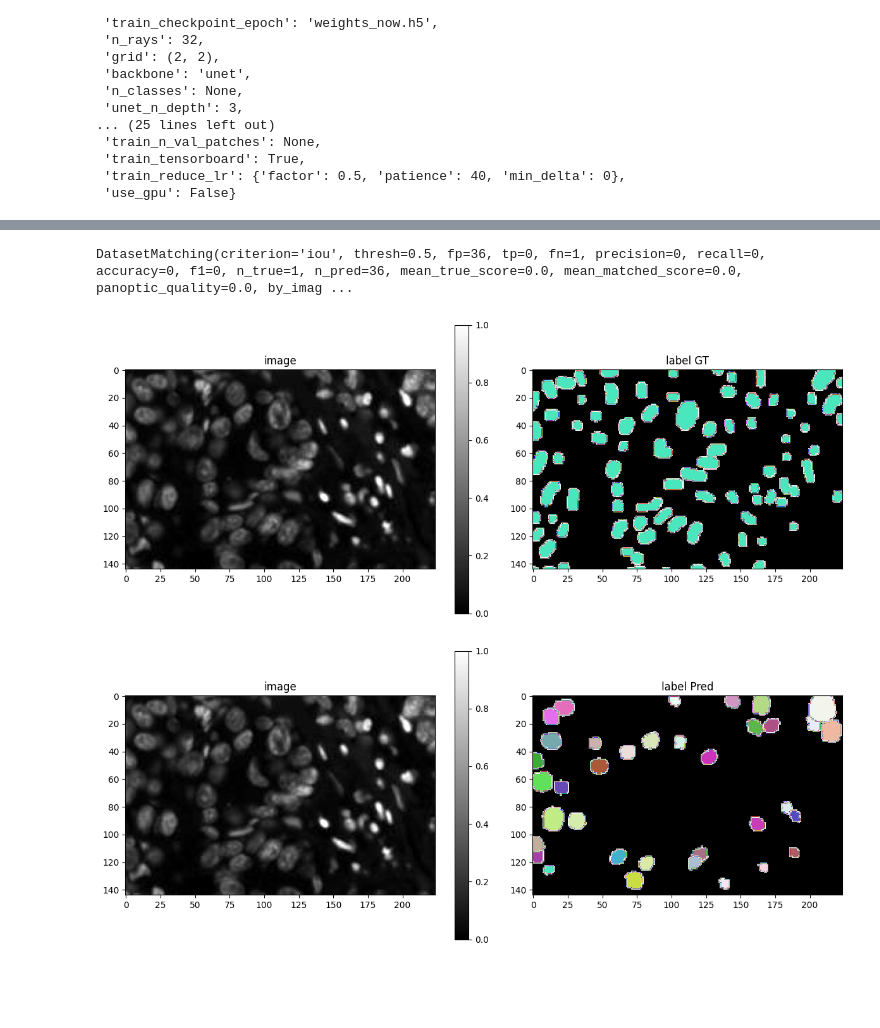
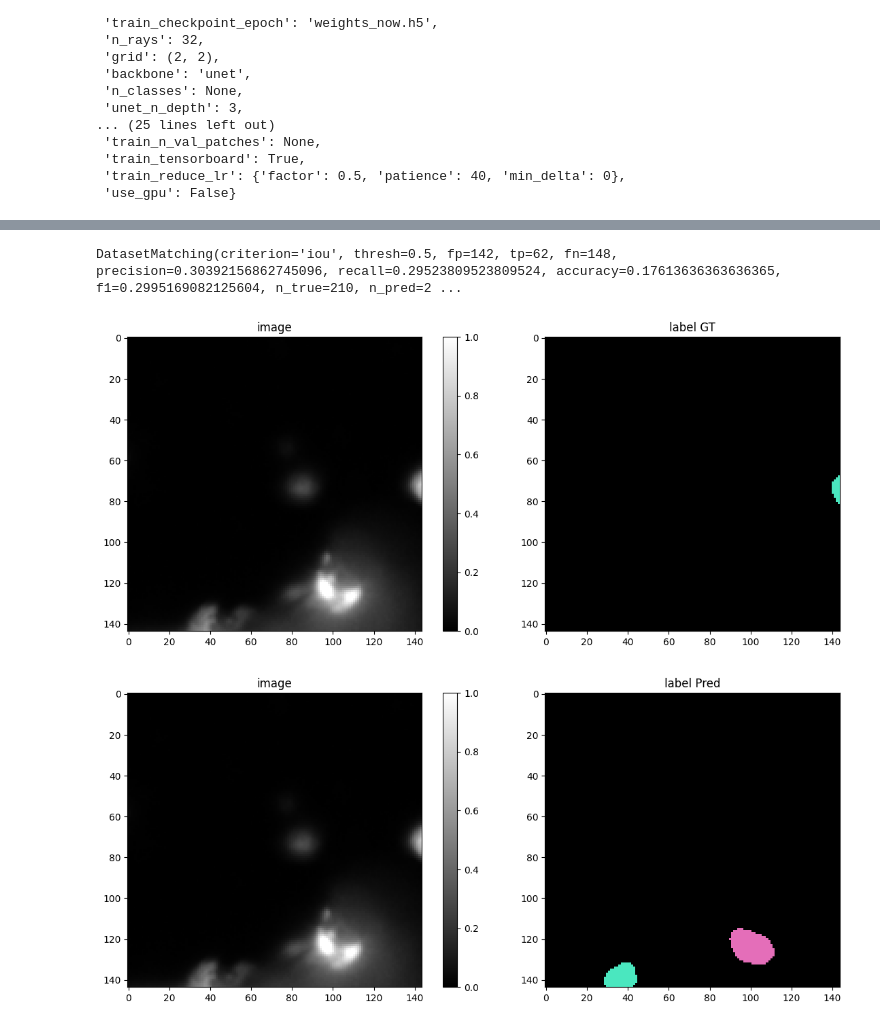
Before and after one commit to CS-433/ml-project-2-segmentedsouls, a Jupyter notebook: stardist_segm.ipynb, the cells around one changed output, grey strips where cells are left out. Saved outputs shown, nothing was run; the diff lists cells and outputs as text; code cells hidden in the pictures; blank space fills up the shorter version.

```diff
--- a/stardist_segm.ipynb
+++ b/stardist_segm.ipynb
@@ -151,10 +276,10 @@ def plot_img_label(img, lbl, img_title="image", lbl_title="label", **kwargs):
 
 
 i = min(9, len(X)-1)
-
+"""
 img, lbl = X[i], Y[i]
 assert img.ndim in (2,3)
 img = img if (img.ndim==2 or img.shape[-1]==3) else img[...,0]
 for index, x in enumerate(X):
-    plot_img_label(X[index], Y[index])
+    plot_img_label(X[index], Y[index])"""
 # %% [output]
@@ -242,0 +348,10 @@ Using default values: prob_thresh=0.5, nms_thresh=0.4.
+# %%
+conf = Config2D (
+    n_rays       = n_rays,
+    grid         = grid,
+    use_gpu      = True,
+    n_channel_in = n_channel,
+    train_patch_size = (144, 144),
+    train_learning_rate       = 0.003
+)
+conf
@@ -298,2 +653,2 @@ for _ in range(3):
 # %%
-model.train(X_trn, Y_trn, validation_data=(X_val,Y_val), epochs=10, steps_per_epoch=100)
+model.train(X_trn, Y_trn, validation_data=(X_val,Y_val), augmenter=augmenter, epochs=1000, steps_per_epoch=10)
@@ -343,14 +671,30 @@ Y_val_pred = [model.predict_instances(x, n_tiles=model._guess_n_tiles(x), show_t
+# %%
+#Predict on validation images
+model.optimize_thresholds(X_val, Y_val)
+X_val2 = list(X_val[0])
+Y_val_pred = [model.predict_instances(x, n_tiles=model._guess_n_tiles(x), show_tile_progress=False)[0]
+              for x in tqdm(X_val)]
+
+#PLot original labels and predcitions
+plot_img_label(X_val[2],Y_val[2], lbl_title="label GT")
+plot_img_label(X_val[2],Y_val_pred[2], lbl_title="label Pred")
+
+
+taus = [0.1, 0.2, 0.3, 0.4, 0.5, 0.6, 0.7, 0.8, 0.9]
+stats = [matching_dataset(Y_val[0], Y_val_pred[0], thresh=t, show_progress=False) for t in tqdm(taus)]
+
+stats[taus.index(0.5)]
 # %%
 #PLot original labels and predcitions
-plot_img_label(X_val[0],Y_val[0], lbl_title="label GT")
-plot_img_label(X_val[0],Y_val_pred[0], lbl_title="label Pred")
+plot_img_label(X_val[2],Y_val[2], lbl_title="label GT")
+plot_img_label(X_val[2],Y_val_pred[2], lbl_title="label Pred")
 
 
 taus = [0.1, 0.2, 0.3, 0.4, 0.5, 0.6, 0.7, 0.8, 0.9]
-stats = [matching_dataset(Y_val, Y_val_pred, thresh=t, show_progress=False) for t in tqdm(taus)]
+stats = [matching_dataset(Y_val[0], Y_val_pred[0], thresh=t, show_progress=False) for t in tqdm(taus)]
 
 stats[taus.index(0.5)]
 # %% [output]
-DatasetMatching(criterion='iou', thresh=0.5, fp=36, tp=0, fn=1, precision=0, recall=0, accuracy=0, f1=0, n_true=1, n_pred=36, mean_true_score=0.0, mean_matched_score=0.0, panoptic_quality=0.0, by_imag ...
+DatasetMatching(criterion='iou', thresh=0.5, fp=142, tp=62, fn=148, precision=0.30392156862745096, recall=0.29523809523809524, accuracy=0.17613636363636365, f1=0.2995169082125604, n_true=210, n_pred=2 ...
-[figure, old version]
+[figure, new version]
-[figure, old version]
+[figure, new version]
```
Also changed, not shown: parts of 29 cells of this notebook, 51 other files.
